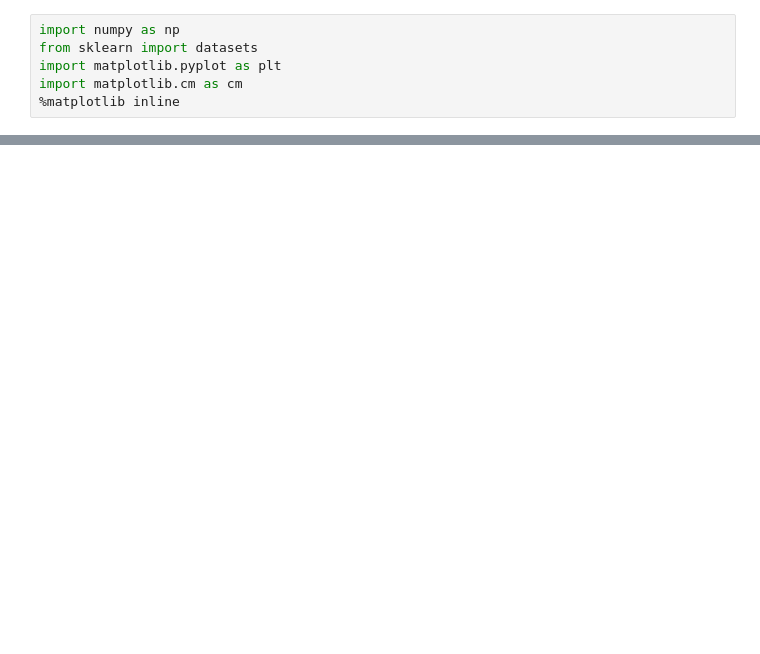
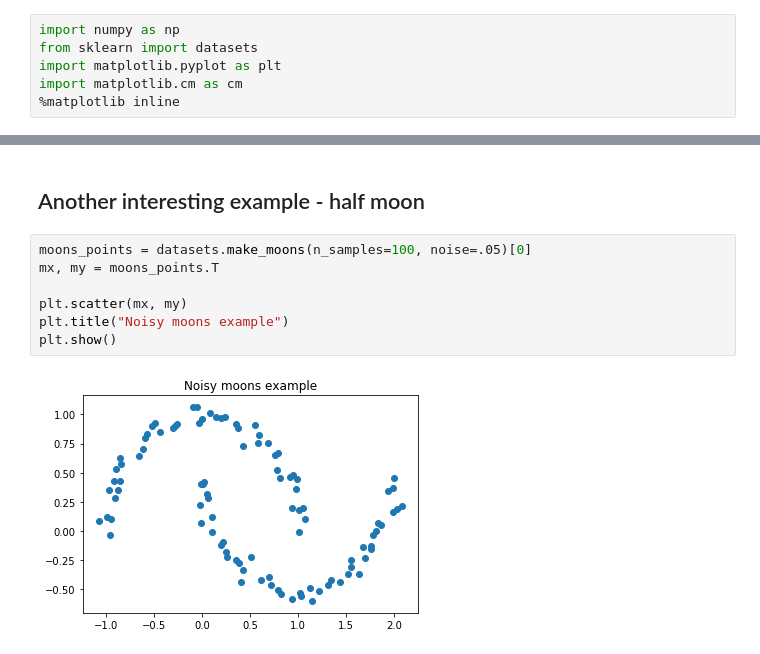
Before and after one commit to iampeixuan/hierarchical_clustering, a Jupyter notebook: clustering_visualization.ipynb, the cells around one changed output, grey strips where cells are left out. Saved outputs shown, nothing was run; the diff lists cells and outputs as text; blank space fills up the shorter version.

Commit message:
Add in examples

```diff
--- a/clustering_visualization.ipynb
+++ b/clustering_visualization.ipynb
@@ -44,0 +67,11 @@ for i, cluster in enumerate(clusters):
+# %% [markdown]
+## Another interesting example - half moon
+# %%
+moons_points = datasets.make_moons(n_samples=100, noise=.05)[0]
+mx, my = moons_points.T
+
+plt.scatter(mx, my)
+plt.title("Noisy moons example")
+plt.show()
+# %% [output]
+[figure, added]
```
Also changed, not shown: parts of 7 cells of this notebook.
